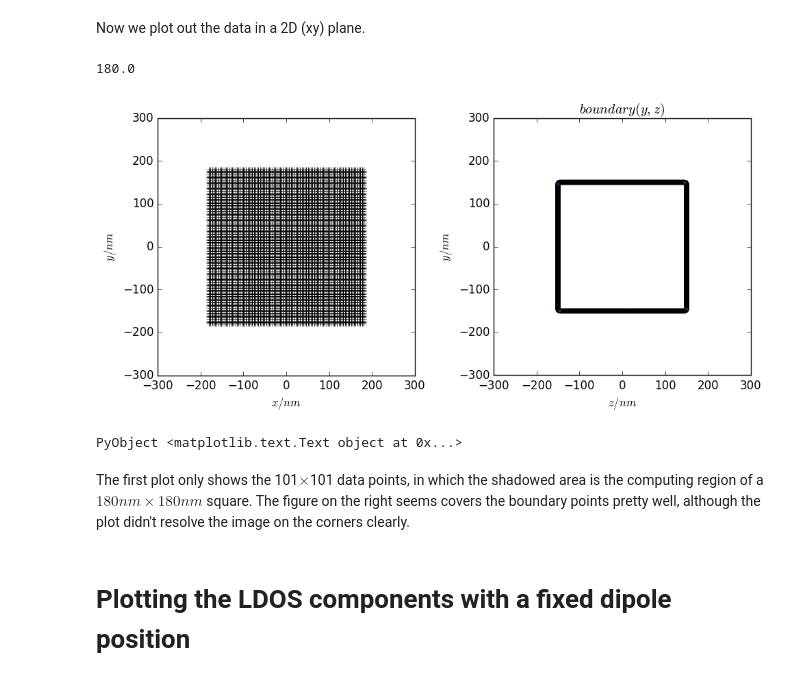
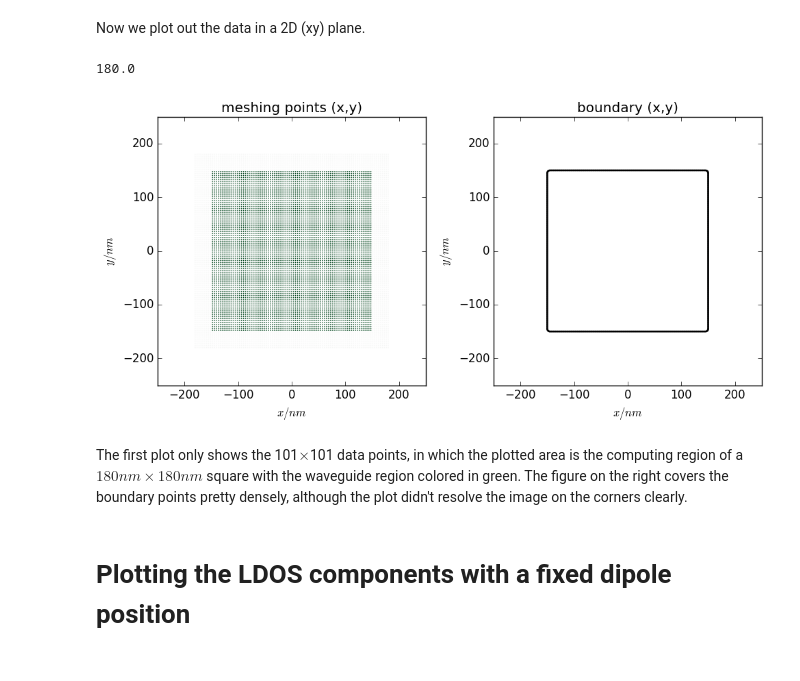
Before and after one commit to i2000s/simnanophotonics, a Jupyter notebook: sqwg_BEM.ipynb, the cells around one changed output. Cells and saved outputs as stored; diff of their text form; code cells hidden in the pictures.

```diff
--- a/sqwg_BEM.ipynb
+++ b/sqwg_BEM.ipynb
@@ -40,5 +40,5 @@ It is good to plot out the mesh of index of refraction in space and find out how
 The following will first print out some of the data in order to figure out the physics meaning of the dimensions. They should contain the coordinate and index of refraction information for the simulation.
 # %%
 boundary = readdlm("data/geom_regions_a_300_b_300_c_5.dat", header=false);
-boundarypoints = boundary[:,1:2]
+boundarypoints = boundary[:,1:3]
 # %% [output]
@@ -85,50 +85,45 @@ Now we plot out the data in a 2D (xy) plane.
 # %%
 using PyPlot
 #println(convert(Int64,floor(lenz/2)))
-x = boundarypoints[:,1]
-y = boundarypoints[:,2]
+x = boundarypoints[:,1];
+y = boundarypoints[:,2];
+v_regions = boundarypoints[:,3];
 lenx = length(x)
 
 fig = figure("Boundary points plot",figsize=(10,10))
 ax = fig[:add_subplot](1,2,1)
-cp = ax[:plot](x, y, "k+", linewidth=2.0)
-#ax[:clabel](cp, inline=1, fontsize=5)
+c = get_cmap("PRGn")
+rgbs = [c(norm(value/2.)) for value in v_regions]
+scatter(x,y,c=rgbs,linewidths=0,marker=".",s=5)
 
 xlabel(L"x/nm")
 ylabel(L"y/nm")
 axis("image")
-xlim(-300,300)
-ylim(-300,300)
+xlim(-250,250)
+ylim(-250,250)
 tight_layout()
-gcf() # Needed for IJulia to plot inline
+title("meshing points (x,y)")
 display(maximum(abs(x)))
 
 subplot(1,2,2)
 x_eps = epsilon2Dpoints[:,1]; y_eps = epsilon2Dpoints[:,2]; v_eps = epsilon2Dpoints[:,3];
-#triangulationcoord = triangulation(x_eps,y_eps);
 ax = fig[:add_subplot](1,2,2)
-#cp = ax[:tripcolor](triangulationcoord,v_eps)
 c = get_cmap("RdBu")
 rgbs = [c(norm(value)) for value in v_eps]
-scatter(x_eps,y_eps,c=rgbs)
-#ax[:clabel](cp, inline=1, fontsize=1)
-#ax = fig[:add_subplot](1,2,2,projection="3d")
-#cp = ax[:plot_surface](zygrid, yzgrid, squeeze(sqrt(ɛ[63,:,:]),1),rstride=2,edgecolors="k", cstride=2, cmap=ColorMap("gray"), alpha=0.8, linewidth=0.2)
+scatter(x_eps,y_eps,c=rgbs,s=1)
 
-xlabel(L"z/ nm")
+xlabel(L"x/ nm")
 ylabel(L"y/ nm")
 axis("image")
-xlim(-300,300)
-ylim(-300,300)
+xlim(-250,250)
+ylim(-250,250)
 tight_layout()
-#gcf() # Needed for IJulia to plot inline
-title(L"boundary(y,z)")
+title("boundary (x,y)");
 # %% [output]
 180.0
-[figure, old version]
+[figure, new version]
-PyObject <matplotlib.text.Text object at 0x...>
 # %% [markdown]
-The first plot only shows the 101$\times$101 data points, in which the shadowed area is the computing region of a $180nm\times 180nm$ square. The figure on the right seems covers the boundary points pretty well, although the plot didn't resolve the image on the corners clearly.
+The first plot only shows the 101$\times$101 data points, in which the plotted area is the computing region of a $180nm\times 180nm$ square with the waveguide region colored in green. The figure on the right covers the boundary points pretty densely, although the plot didn't resolve the image on the corners clearly.
 # %% [markdown]
 # Plotting the LDOS components with a fixed dipole position
 # %% [markdown]
```
Also changed, not shown: parts of 2 cells of this notebook, 1 other file.
